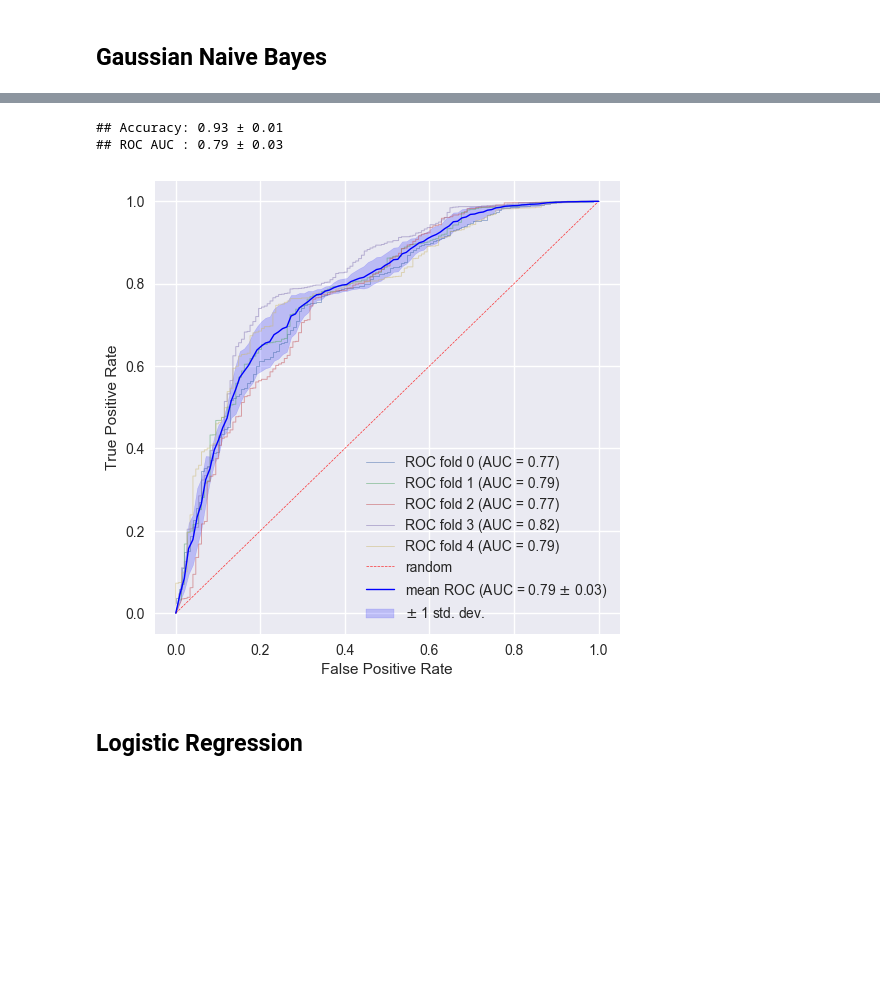
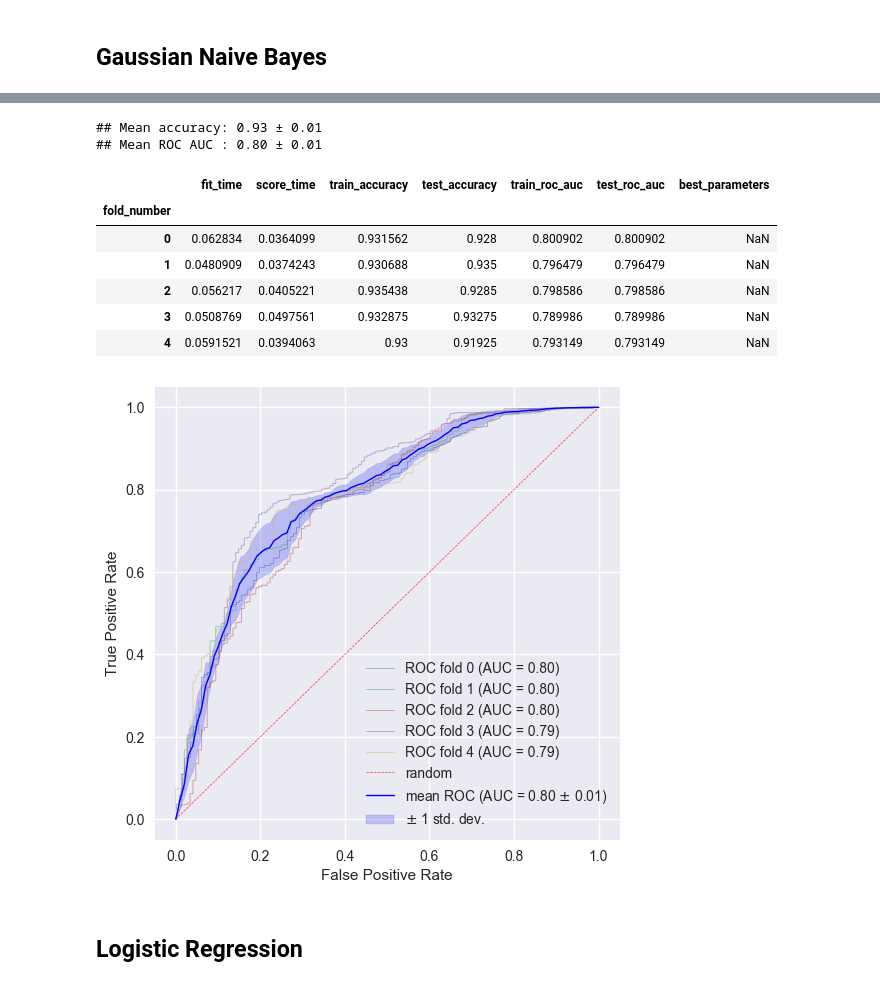
Before and after one commit to ElsaB/impact-annotator, a Jupyter notebook: analysis/prediction/somatic_vs_non_somatic_classification.ipynb, the cells around one changed output, grey strips where cells are left out. Cells and saved outputs as stored; diff of their text form; code cells hidden in the pictures; blank space fills up the shorter version.

```diff
--- a/analysis/prediction/somatic_vs_non_somatic_classification.ipynb
+++ b/analysis/prediction/somatic_vs_non_somatic_classification.ipynb
@@ -286,13 +306,20 @@ run(model_most_frequent, X, y, cv_strategy, plot_roc = True, ax = ax)
 # %%
 from sklearn.naive_bayes import GaussianNB
 
 model_GaussianNB = GaussianNB()
 
 fig, ax = plt.subplots(1, 1, figsize = (6, 6))
-run(model_GaussianNB, X, y, cv_strategy, plot_roc = True, ax = ax)
+run_model(model_GaussianNB, X, y, cv_strategy, plot_roc = True, ax = ax)
 # %% [output]
-## Accuracy: 0.93 ± 0.01
-## ROC AUC : 0.79 ± 0.03
+## Mean accuracy: 0.93 ± 0.01
+## Mean ROC AUC : 0.80 ± 0.01
+|  | fit_time | score_time | train_accuracy | test_accuracy | train_roc_auc | test_roc_auc | best_parameters |
+| fold_number |  |  |  |  |  |  |  |
+| 0 | 0.062834 | 0.0364099 | 0.931562 | 0.928 | 0.800902 | 0.800902 | NaN |
+| 1 | 0.0480909 | 0.0374243 | 0.930688 | 0.935 | 0.796479 | 0.796479 | NaN |
+| 2 | 0.056217 | 0.0405221 | 0.935438 | 0.9285 | 0.798586 | 0.798586 | NaN |
+| 3 | 0.0508769 | 0.0497561 | 0.932875 | 0.93275 | 0.789986 | 0.789986 | NaN |
+| 4 | 0.0591521 | 0.0394063 | 0.93 | 0.91925 | 0.793149 | 0.793149 | NaN |
 [figure]
 # %%
 #from sklearn.naive_bayes import ComplementNB
```
Also changed, not shown: parts of 12 cells of this notebook, 2 other files.
